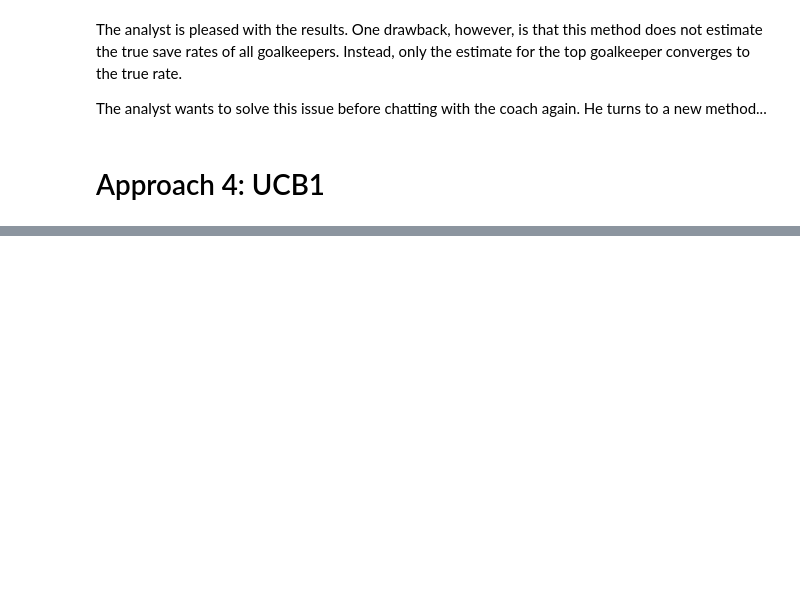
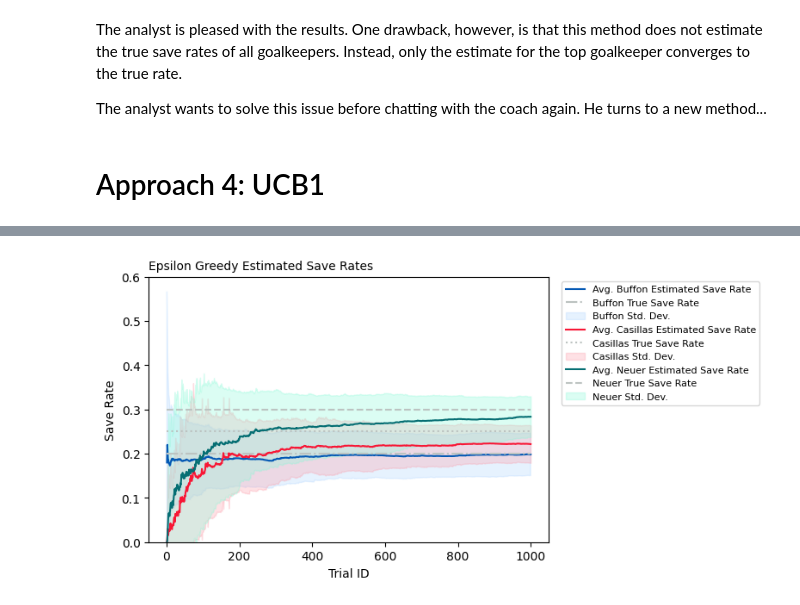
Before and after one commit to rgbuckley/goalkeeper_ab_test, a Jupyter notebook: bandit.ipynb, the cells around one changed output, grey strips where cells are left out. Drawn from its saved outputs; the diff is of its cells as text; code cells hidden in the pictures; blank space fills up the shorter version.

```diff
--- a/bandit.ipynb
+++ b/bandit.ipynb
@@ -632,7 +632,7 @@ def plot_optimal_rate_simulation(df, title='Average Cumulative Optimal Rate over
 
     plt.show()
 # %%
-def plot_p_est_simulation(df):
+def plot_p_est_simulation(df, y_max=None, title='Average Estimated Save Rates over Trials'):
     """
     Given a dataframe output from a simulation, plot the estimated and true save rates for each goalkeeper over time
     """
@@ -690,13 +690,14 @@ def plot_p_est_simulation(df):
     ax.fill_between(df_grp["trial_id"], df_grp["Neuer_p_min"], df_grp["Neuer_p_max"], color=teal_shade, alpha=0.3, label='Neuer Std. Dev.')
 
     #set the y axis as max of upper limit for any goalkeeper
-    y_max = df_grp[['Buffon_p_max', 'Casillas_p_max', 'Neuer_p_max']].max().max() +0.05
+    if y_max==None:
+        y_max = df_grp[['Buffon_p_max', 'Casillas_p_max', 'Neuer_p_max']].max().max() +0.05
     ax.set_ylim(0, y_max)
 
     #labels
     ax.set_xlabel('Trial ID')
     ax.set_ylabel('Save Rate')
-    ax.set_title('Average Estimated Save Rates over Trials', fontsize=10, loc='left')
+    ax.set_title(title, fontsize=10, loc='left')
     ax.legend(fontsize=8, bbox_to_anchor=(1.02, 1), loc='upper left')
 
     plt.show()
@@ -1409,0 +1628,4 @@ The analyst wants to solve this issue before chatting with the coach again. He t
+# %%
+plot_p_est_simulation(df_sim_eps, y_max=.6, title='Epsilon Greedy Estimated Save Rates')
+# %% [output]
+[figure, added]
```
Also changed, not shown: parts of 23 cells of this notebook.
